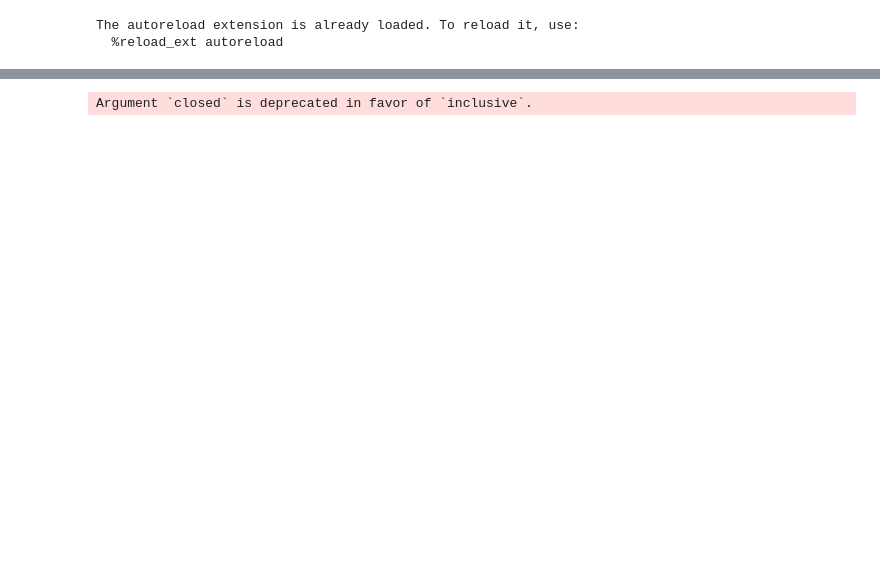
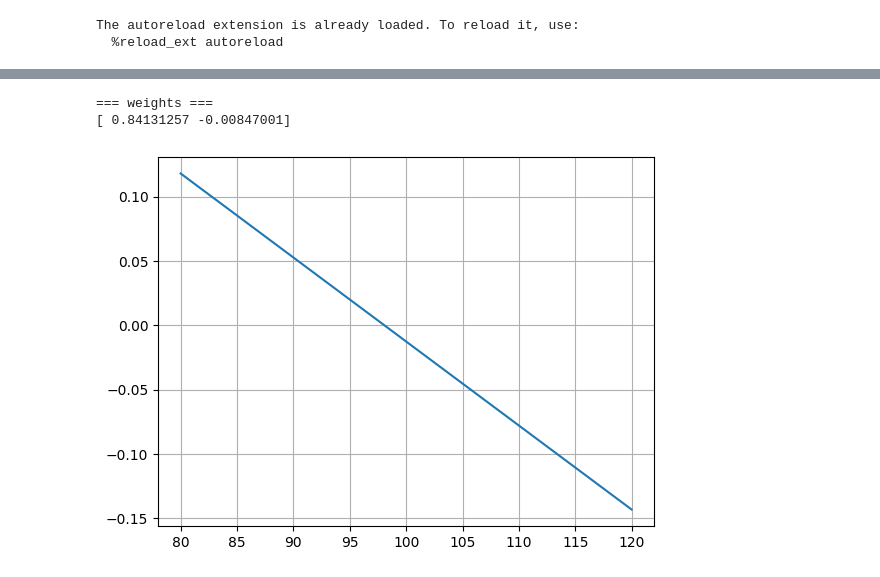
Before and after one commit to neelsnarayan/cme241, a Jupyter notebook: RL_Project/predict_V.ipynb, the cells around one changed output, grey strips where cells are left out. Saved outputs shown, nothing was run; the diff lists cells and outputs as text; code cells hidden in the pictures; blank space fills up the shorter version.

```diff
--- a/RL_Project/predict_V.ipynb
+++ b/RL_Project/predict_V.ipynb
@@ -44,12 +45,6 @@ train, test = dat.build_simulated_train_test(N=10,mu=mu,sigma=sigma)
 u.plot_plotly_multiple(train)
 # %%
 u.plot_plotly(test)
-# %%
-trader = ag.Trading(train,test)
-bt = btest.Backtester(trader, bp.BuyAndHold())
-bt.summary()
-# %% [output]
-Argument `closed` is deprecated in favor of `inclusive`.
 # %%
 mrp_buy = trader.apply_policy(bp.BuyAndHold())
 # %%
@@ -64,0 +53,45 @@ mc_prediction(
+# %%
+ffs = [
+    lambda x : 1,
+    lambda x : x.state["Spot"]
+]
+
+approx_0 = LinearFunctionApprox.create(feature_functions=ffs)
+
+vfs = mc_prediction(
+    traces,
+    approx_0,
+    0.9,
+    1e-6
+)
+
+num_iter = 1000
+
+final_v = None
+
+for i,vf in enumerate(vfs):
+    if i>=num_iter:
+        break
+
+    final_v = vf
+
+
+print("=== weights ===")
+print(final_v.weights.weights)
+# %% [output]
+=== weights ===
+[ 0.84131257 -0.00847001]
+# %%
+state_dicts =  [NonTerminal({
+            "Spot" :  s,
+            "position" : 1,
+            "date" : "2020-01-01",
+            "data" : test,
+            "lookback":10,
+            "time index":0
+        }) for s in np.arange(70,110,0.01)]
+# %%
+plt.plot(np.arange(100-20,100+20,0.01),[final_v(s) for s in state_dicts])
+plt.grid()
+# %% [output]
+[figure, added]
```
Also changed, not shown: parts of 12 cells of this notebook, 4 other files.
